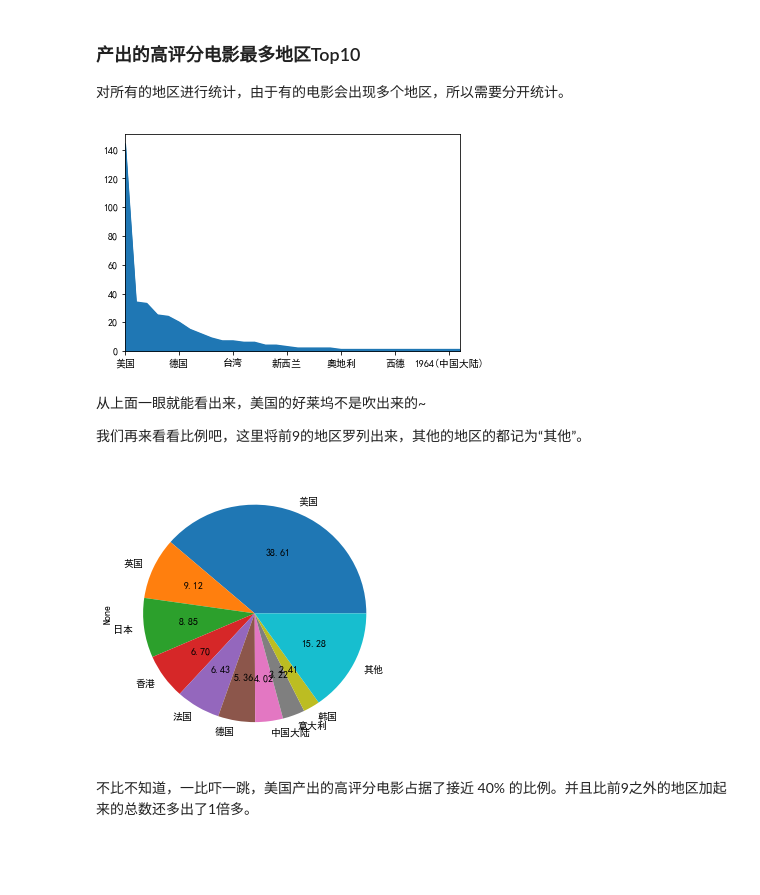
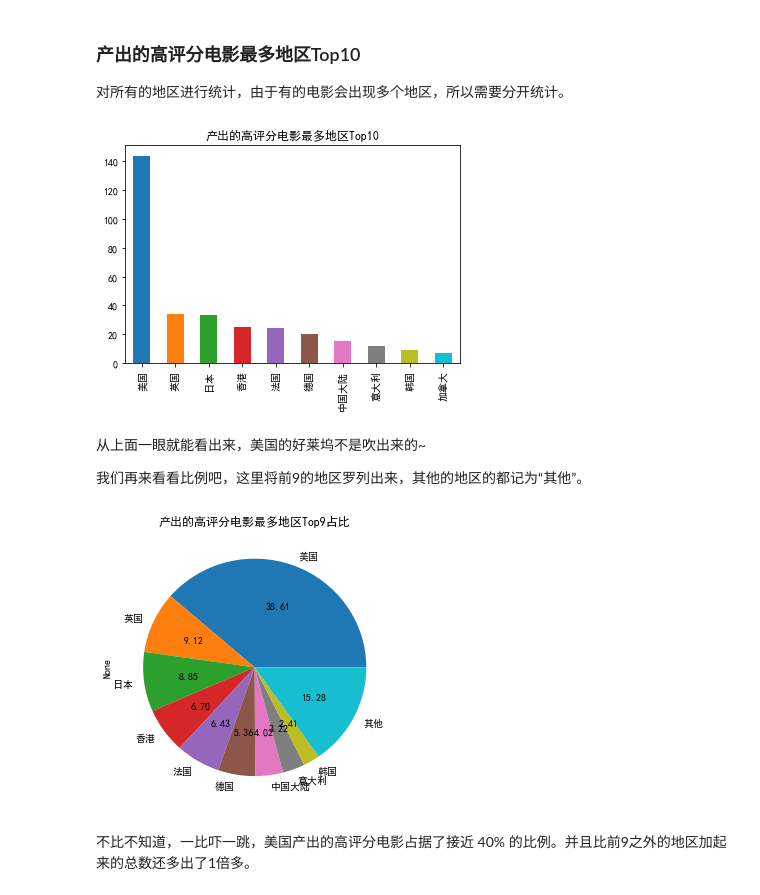
Before and after one commit to zhangyangit/pandas_practice, a Jupyter notebook: notebook/06-豆瓣电影Top250到底长什么样子呢.ipynb, the cells around one changed output. Cells and saved outputs as stored; diff of their text form; code cells hidden in the pictures; blank space fills up the shorter version.

```diff
--- a/notebook/06-豆瓣电影Top250到底长什么样子呢.ipynb
+++ b/notebook/06-豆瓣电影Top250到底长什么样子呢.ipynb
@@ -131,20 +136,21 @@ year_21century.plot.line();
 # %%
 place = []
 for i in df.place.str.split(" ").values:
     for j in i:
         place.append(j)
 # 求出不同地区的次数
 place_count = Counter(place)
 # 对结果进行排序
 place_count = sorted(place_count.items(), key=lambda item: item[-1], reverse=True)
 # 将结果进行组装
 place_count = list(zip(*place_count))
 # 构建 Series
 place_count_series = pd.Series(data=place_count[1], index=place_count[0])
 
-place_count_series.plot.area();
+plt.title("产出的高评分电影最多地区Top10")
+place_count_series[:10].plot.bar();
 # %% [output]
-[figure, old version]
+[figure, new version]
 # %% [markdown]
 从上面一眼就能看出来，美国的好莱坞不是吹出来的~
 
@@ -152,9 +158,10 @@ place_count_series.plot.area();
 # %%
 place_count_series2 = place_count_series[:9]
 place_count_series2["其他"] = place_count_series[9:].sum()
+plt.title("产出的高评分电影最多地区Top9占比")
 place_count_series2.plot.pie(figsize=(5, 5), autopct="%.2f");
 # %% [output]
-[figure, old version]
+[figure, new version]
 # %% [markdown]
 不比不知道，一比吓一跳，美国产出的高评分电影占据了接近 40% 的比例。并且比前9之外的地区加起来的总数还多出了1倍多。
 # %% [markdown]
```
Also changed, not shown: parts of 9 cells of this notebook, 1 other file.
